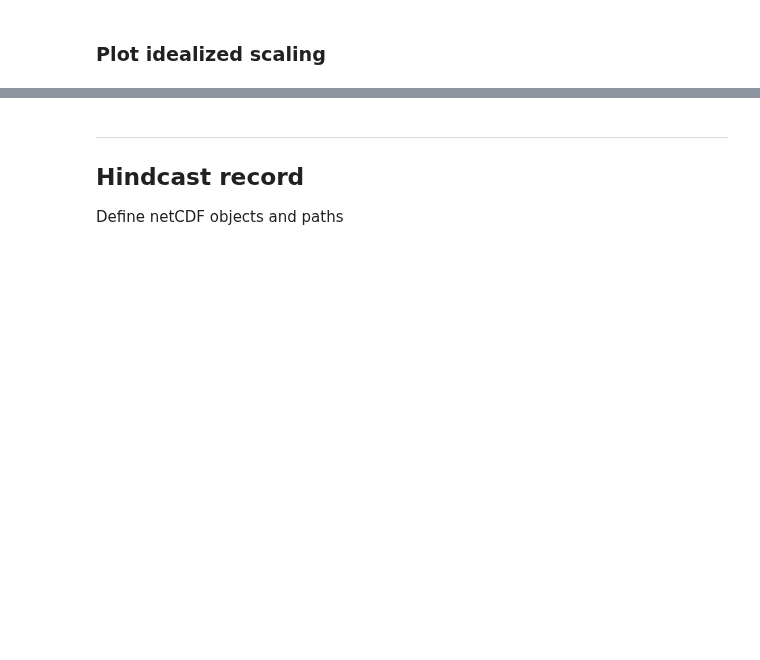
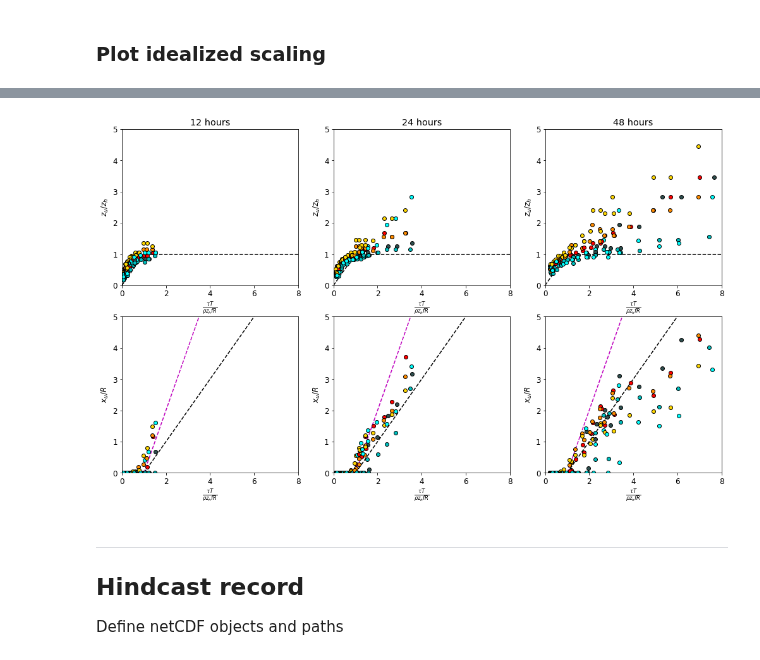
Before and after one commit to SalishSeaCast/analysis-ben, a Jupyter notebook: notebooks/Upwelling_scaling.ipynb, the cells around one changed output, grey strips where cells are left out. Saved outputs shown, nothing was run; the diff lists cells and outputs as text; code cells hidden in the pictures; blank space fills up the shorter version.

```diff
--- a/notebooks/Upwelling_scaling.ipynb
+++ b/notebooks/Upwelling_scaling.ipynb
@@ -70,7 +76,7 @@ def plot_domain(x, y, tmask, window, gs=None, figsize=(10, 10)):
 # %% [markdown]
 Make scaling figure
 # %%
-def make_scaling_figure():
+def make_scaling_figure(setlims=True):
     """Make scaling figure layout
     """
 
@@ -80,8 +86,9 @@ def make_scaling_figure():
     ylabels = ['$z_u/z_h$', '$x_u/R$']
     for i, row, ylabel in zip(range(2), axs, ylabels):
         for ax, hour in zip(row, hours):
-            ax.set_xlim([0, 8])
-            ax.set_ylim([0, 5])
+            if setlims:
+                ax.set_xlim([0, 8])
+                ax.set_ylim([0, 5])
             ax.set_xlabel(xlabel)
             ax.set_ylabel(ylabel)
             if i == 0:
@@ -314,5 +325,7 @@ def calc_scaling_ideal():
                             x_u = np.sin(sec['a']) * (rho >= rho_halo).sum() * 440 / r
                             col[0].plot(scale_T, z_u, 'o', color=sec['c'], markeredgecolor='k')
                             col[1].plot(scale_T, x_u, 'o', color=sec['c'], markeredgecolor='k')
+
+    return fig
 # %% [markdown]
 ### Plot idealized scaling
@@ -323,0 +332,3 @@ calc_scaling_ideal()
+# %%
+fig = calc_scaling_ideal()
+# %% [output]
@@ -324,3 +336,4 @@ calc_scaling_ideal()
+[figure, added]
 # %% [markdown]
 ***
 
```
Also changed, not shown: parts of 15 cells of this notebook, 3 other files.
